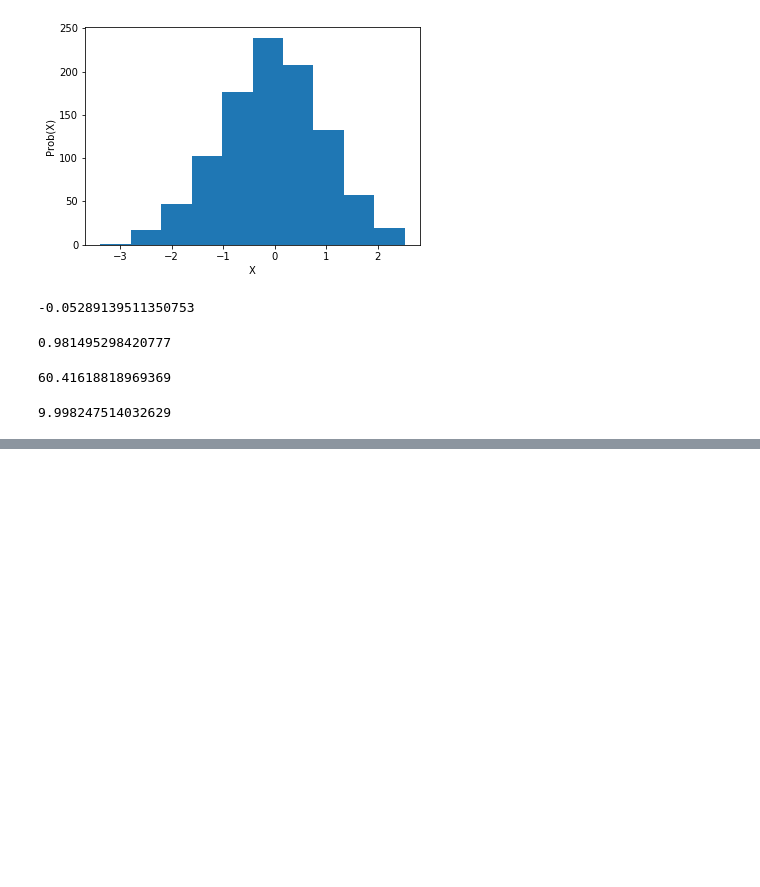
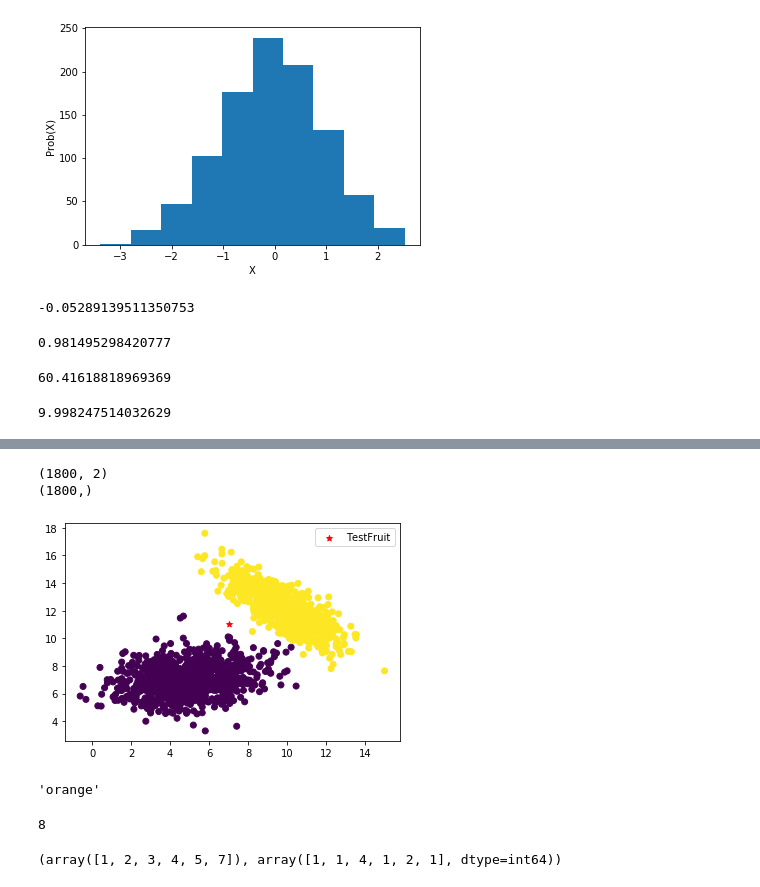
Before and after one commit to coding-blocks-archives/machine-learning-june-2019, a Jupyter notebook: Normal Distribution.ipynb, the cells around one changed output, grey strips where cells are left out. Drawn from its saved outputs; the diff is of its cells as text; code cells hidden in the pictures; blank space fills up the shorter version.

```diff
--- a/Normal Distribution.ipynb
+++ b/Normal Distribution.ipynb
@@ -40,0 +80,4 @@ plt.show()
+# %%
+X[:1000,:-1] = apples_data
+X[1000:,:-1] = oranges_data
+X[1000:,-1] = 1
@@ -40,0 +94,18 @@ plt.show()
+# %%
+X_Values = X[:,:-1]
+Y_Values = X[:,-1]
+
+print(X_Values.shape)
+print(Y_Values.shape)
+# %% [output]
+(1800, 2)
+(1800,)
+# %%
+test_fruit = np.array([7,11])
+# %%
+plt.scatter(test_fruit[0],test_fruit[1],color='red',marker='*',label='TestFruit')
+plt.scatter(X_Values[:,0],X_Values[:,1],c=Y_Values)
+plt.legend()
+plt.show()
+# %% [output]
+[figure, added]
@@ -40,0 +134,14 @@ plt.show()
+# %%
+knn(X_Values,Y_Values,test=np.array([12,14]))
+# %% [output]
+'orange'
+# %%
+arry = np.array([1,2,3,4,5,5,3,3,7,3])
+np.argmax(arry)
+# %% [output]
+8
+# %%
+t  = np.unique(arry,return_counts=True)
+print(t)
+# %% [output]
+(array([1, 2, 3, 4, 5, 7]), array([1, 1, 4, 1, 2, 1], dtype=int64))
```
Also changed, not shown: parts of 14 cells of this notebook, 3 other files.
